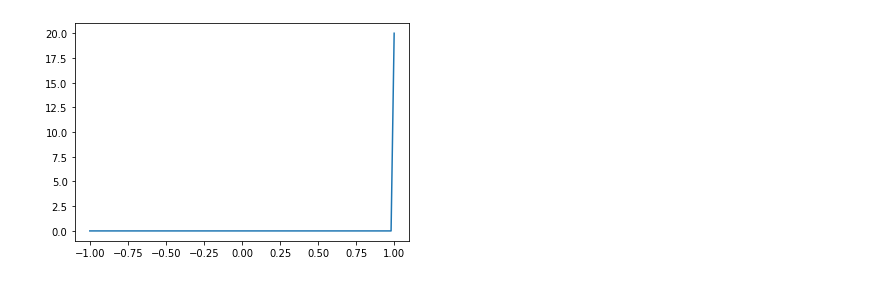
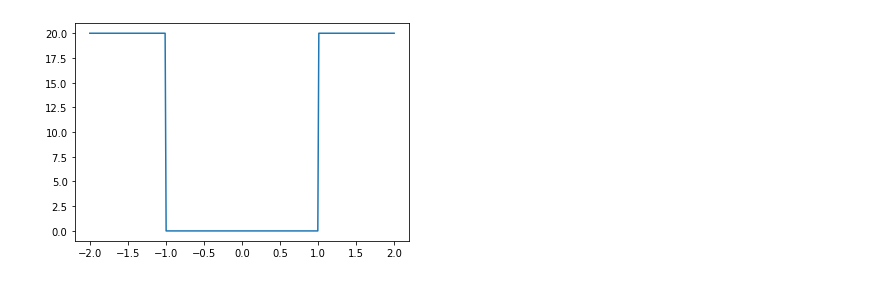
Before and after one commit to Kevincor1/Proyecto_1, a Jupyter notebook: prototipo2.ipynb, the cells around one changed output. Saved outputs shown, nothing was run; the diff lists cells and outputs as text; code cells hidden in the pictures.

```diff
--- a/prototipo2.ipynb
+++ b/prototipo2.ipynb
@@ -57,12 +61,18 @@ class Schrodinger:
 # %%
-def Vpot(x):  # Pozo de potencial
+def  Vpot(x):
     y=np.piecewise(x, [x < -1, x >= 1],[lambda x:20, lambda x:20])
     return y
 
+def Vpot_inf(x):  # Pozo de potencial infinito
+    y=np.piecewise(x, [x < -1, x >= 1],[lambda x:10**32, lambda x:10**32])
+    return y
 
-a = Schrodinger(-1,1,100,Vpot)
+def oscilador(x):
+    return x**2
-# %% [output]
-[figure, removed]
+# %%
+a = Schrodinger(-2,2,300,Vpot)
+# %% [output]
+[figure, added]
 # %%
 a.Phi(4)
 # %% [output]
```
Also changed, not shown: parts of 18 cells of this notebook.
